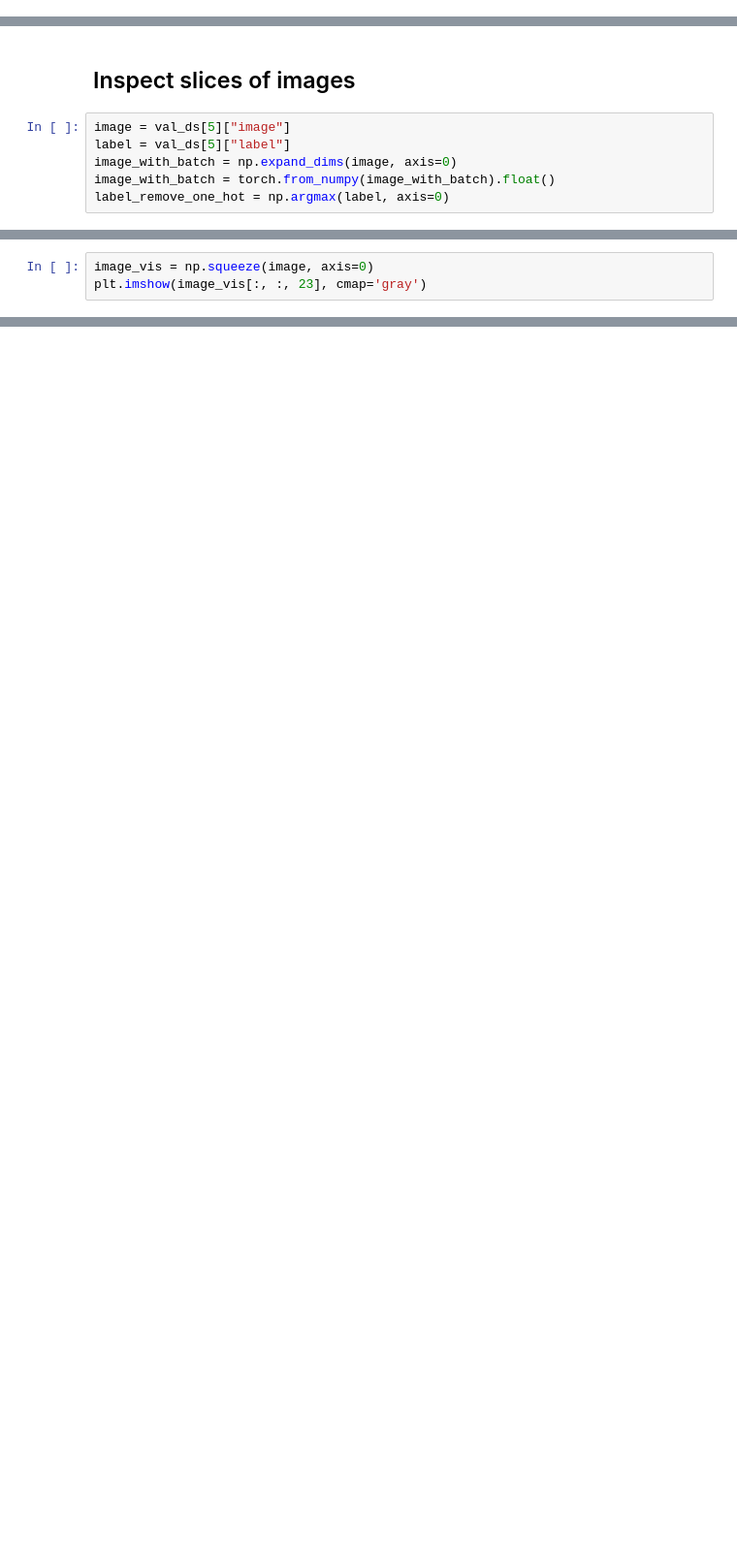
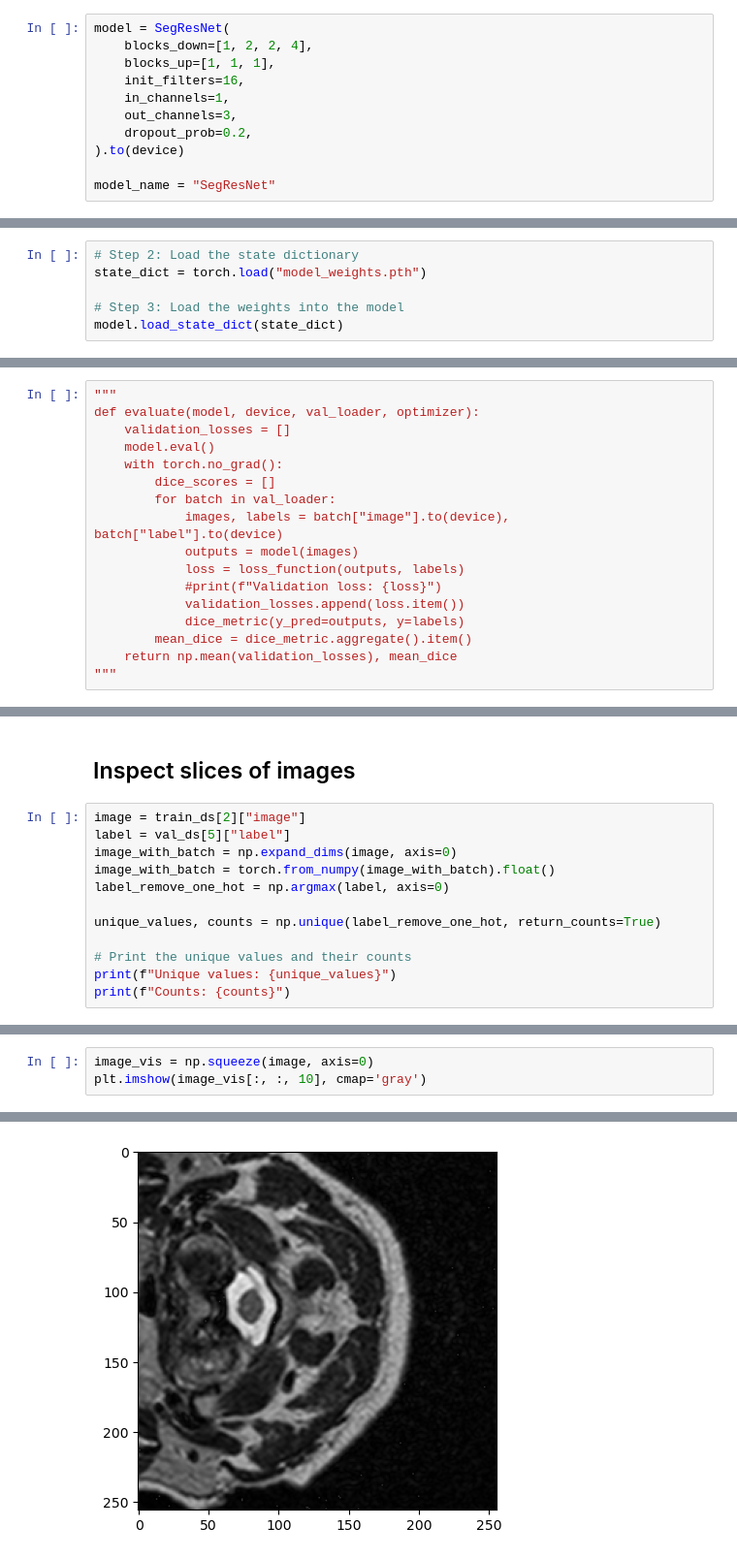
Before and after one commit to erik-tt/TDT17-mini-project, a Jupyter notebook: pre_RT.ipynb, the cells around one changed output, grey strips where cells are left out. Shown: that part at 97% size. Cells and saved outputs as stored; diff of their text form; blank space fills up the shorter version.

```diff
--- a/pre_RT.ipynb
+++ b/pre_RT.ipynb
@@ -93,3 +122,14 @@ model = BasicUNetPlusPlus(
 )
 
 model_name = "Basic U-Net++"
+# %%
+model = SegResNet(
+    blocks_down=[1, 2, 2, 4],
+    blocks_up=[1, 1, 1],
+    init_filters=16,
+    in_channels=1,
+    out_channels=3,
+    dropout_prob=0.2,
+).to(device)
+
+model_name = "SegResNet"
@@ -95,0 +166,6 @@ model_name = "Basic U-Net++"
+# %%
+# Step 2: Load the state dictionary
+state_dict = torch.load("model_weights.pth")
+
+# Step 3: Load the weights into the model
+model.load_state_dict(state_dict)
@@ -149,0 +359,17 @@ for epoch in range(max_epochs):
+# %%
+"""
+def evaluate(model, device, val_loader, optimizer):
+    validation_losses = []
+    model.eval()
+    with torch.no_grad():
+        dice_scores = []
+        for batch in val_loader:
+            images, labels = batch["image"].to(device), batch["label"].to(device)
+            outputs = model(images)
+            loss = loss_function(outputs, labels)
+            #print(f"Validation loss: {loss}")
+            validation_losses.append(loss.item())
+            dice_metric(y_pred=outputs, y=labels)
+        mean_dice = dice_metric.aggregate().item()
+    return np.mean(validation_losses), mean_dice
+"""
@@ -150,8 +459,14 @@ for epoch in range(max_epochs):
 # %% [markdown]
 ## Inspect slices of images
 # %%
-image = val_ds[5]["image"]
+image = train_ds[2]["image"]
 label = val_ds[5]["label"]
 image_with_batch = np.expand_dims(image, axis=0)
 image_with_batch = torch.from_numpy(image_with_batch).float()
 label_remove_one_hot = np.argmax(label, axis=0)
+
+unique_values, counts = np.unique(label_remove_one_hot, return_counts=True)
+
+# Print the unique values and their counts
+print(f"Unique values: {unique_values}")
+print(f"Counts: {counts}")
@@ -158,3 +476,4 @@ label_remove_one_hot = np.argmax(label, axis=0)
 # %%
 image_vis = np.squeeze(image, axis=0)
-plt.imshow(image_vis[:, :, 23], cmap='gray')
+plt.imshow(image_vis[:, :, 10], cmap='gray')
+# %% [output]
@@ -161,3 +481,4 @@ plt.imshow(image_vis[:, :, 23], cmap='gray')
+[figure, added]
 # %%
 image_with_batch = image_with_batch.to(device)
 
```
Also changed, not shown: parts of 18 cells of this notebook.
